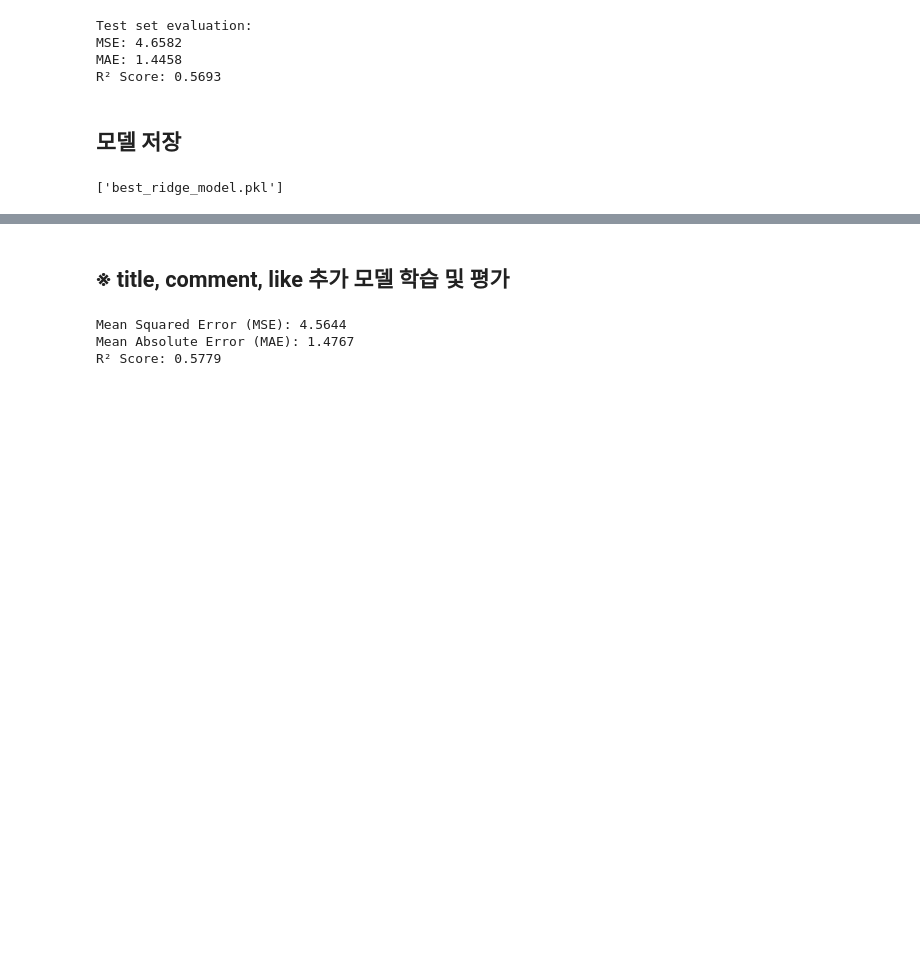
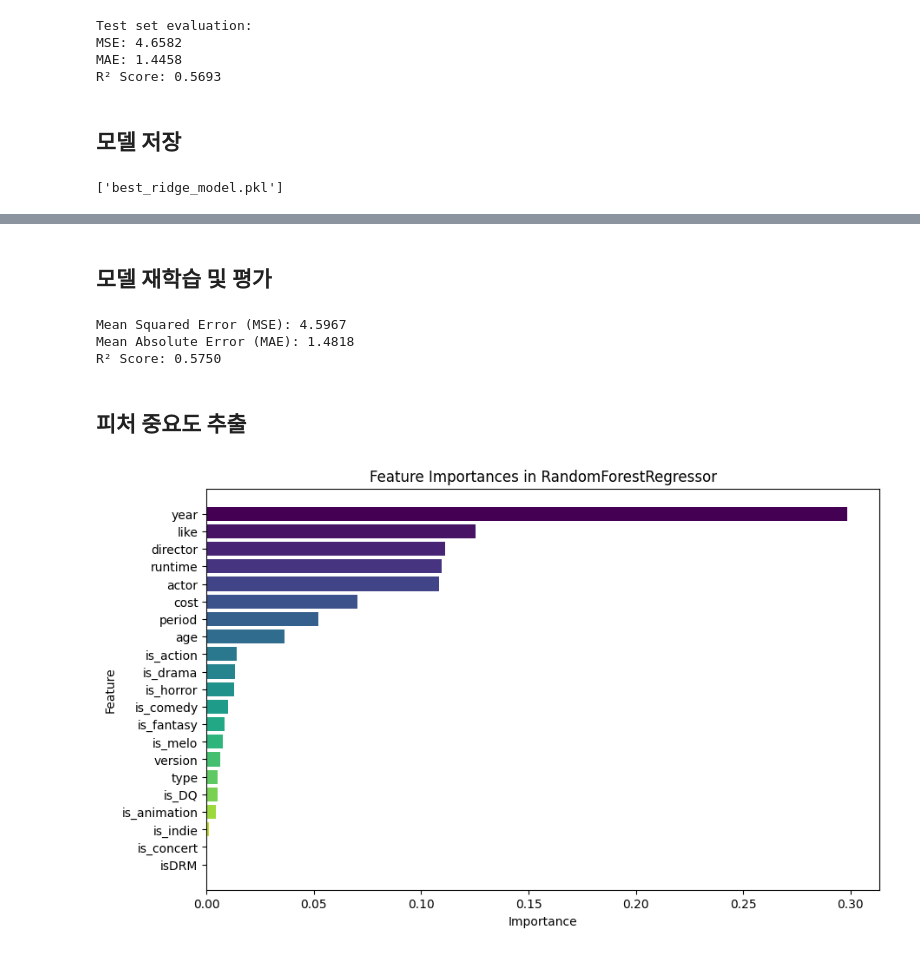
Before and after one commit to etukdh6433/02_final_project, a Jupyter notebook: predict_rating/Predict_Rating_using_different_models.ipynb, the cells around one changed output, grey strips where cells are left out. Cells and saved outputs as stored; diff of their text form; code cells hidden in the pictures; blank space fills up the shorter version.

Commit message:
Add Feature importance extraction

```diff
--- a/predict_rating/Predict_Rating_using_different_models.ipynb
+++ b/predict_rating/Predict_Rating_using_different_models.ipynb
@@ -33,7 +34,7 @@ Index(['title', 'year', 'version', 'type', 'director', 'actor', 'age',
        'is_fantasy', 'is_animation', 'is_DQ', 'is_indie', 'is_concert'],
       dtype='object')
 # %%
-# df.drop(['title', 'like', 'comment'], axis=1, inplace=True)
+df.drop(['title', 'comment'], axis=1, inplace=True)
 df.replace('Null', None, inplace=True)
 df['isDRM'].replace('DRM', 1, inplace=True)
 df['isDRM'].replace('DRM_free', 0, inplace=True)
@@ -77,7 +78,7 @@ df_encoded = df.copy()
 label_encoder = LabelEncoder()
 
 # 제목(title)을 인코딩
-df_encoded['title'] = label_encoder.fit_transform(df['title'])
+# df_encoded['title'] = label_encoder.fit_transform(df['title'])
 
 # 더빙/자막(version)을 인코딩
 df_encoded['version'] = label_encoder.fit_transform(df['version'])
@@ -268,7 +269,7 @@ files.download('best_ridge_model.pkl')
 [interactive output not drawn]
 [interactive output not drawn]
 # %% [markdown]
-## ※ title, comment, like 추가 모델 학습 및 평가
+## 모델 재학습 및 평가
 # %%
 # 모델 생성 및 훈련
 rf_regressor = RandomForestRegressor(random_state=42, max_depth=30, min_samples_leaf=1, min_samples_split=2, n_estimators=300)
@@ -287,6 +288,34 @@ print(f'Mean Squared Error (MSE): {mse_rf:.4f}')
 print(f'Mean Absolute Error (MAE): {mae_rf:.4f}')
 print(f'R² Score: {r2_rf:.4f}')
 # %% [output]
-Mean Squared Error (MSE): 4.5644
-Mean Absolute Error (MAE): 1.4767
-R² Score: 0.5779
+Mean Squared Error (MSE): 4.5967
+Mean Absolute Error (MAE): 1.4818
+R² Score: 0.5750
+# %% [markdown]
+## 피처 중요도 추출
+# %%
+# 피처 중요도 추출
+feature_importances = rf_regressor.feature_importances_
+
+# 피처 중요도를 데이터프레임으로 변환
+feature_importances_df = pd.DataFrame({
+    'feature': x.columns,
+    'importance': feature_importances
+})
+
+# 중요도 순으로 정렬
+feature_importances_df = feature_importances_df.sort_values(by='importance', ascending=False)
+# %%
+# 색상 설정
+colors = plt.cm.viridis(np.linspace(0, 1, len(feature_importances_df)))
+
+# 피처 중요도 시각화
+plt.figure(figsize=(10, 6))
+plt.barh(feature_importances_df['feature'], feature_importances_df['importance'], color=colors)
+plt.xlabel('Importance')
+plt.ylabel('Feature')
+plt.title('Feature Importances in RandomForestRegressor')
+plt.gca().invert_yaxis()
+plt.show()
+# %% [output]
+[figure, added]
```
Also changed, not shown: parts of 2 cells of this notebook.
